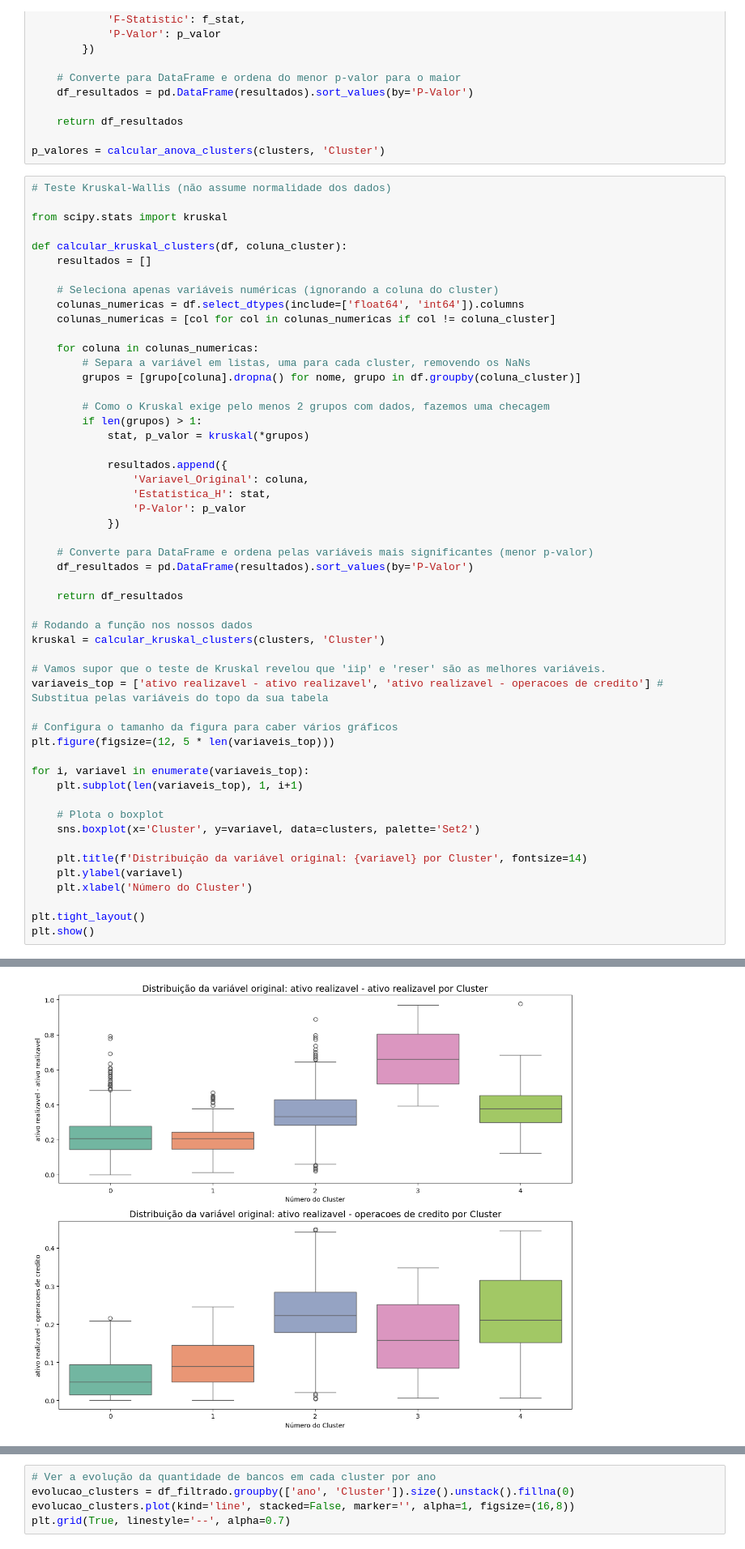
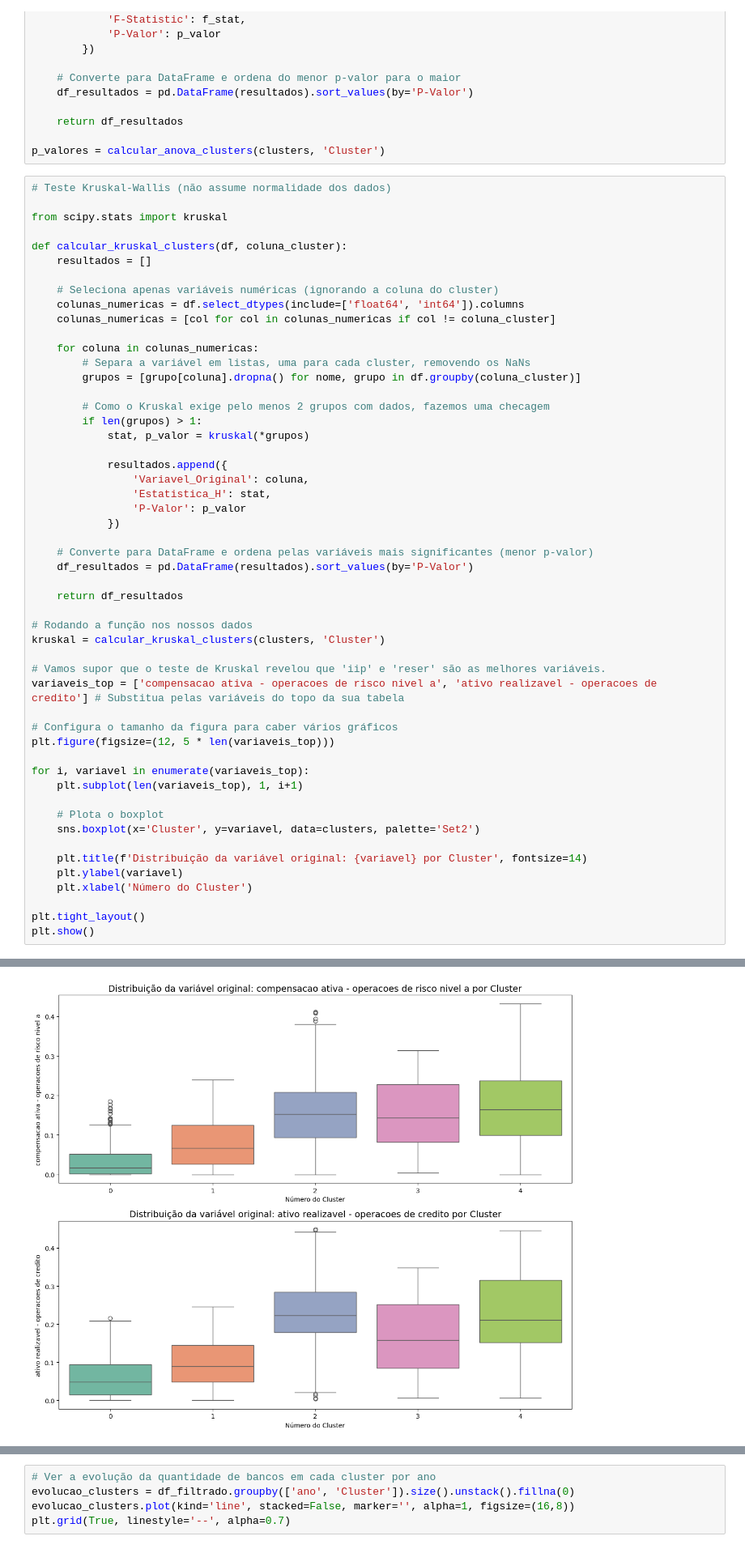
Before and after one commit to hspassos/banking, a Jupyter notebook: clusters.ipynb, the cells around one changed output, grey strips where cells are left out. Shown at 81% size. Cells and saved outputs as stored; diff of their text form.

```diff
--- a/clusters.ipynb
+++ b/clusters.ipynb
@@ -703,35 +703,35 @@ def calcular_kruskal_clusters(df, coluna_cluster):
     return df_resultados
 
 # Rodando a função nos nossos dados
 kruskal = calcular_kruskal_clusters(clusters, 'Cluster')
 
 # Vamos supor que o teste de Kruskal revelou que 'iip' e 'reser' são as melhores variáveis.
-variaveis_top = ['ativo realizavel - ativo realizavel', 'ativo realizavel - operacoes de credito'] # Substitua pelas variáveis do topo da sua tabela
+variaveis_top = ['compensacao ativa - operacoes de risco nivel a', 'ativo realizavel - operacoes de credito'] # Substitua pelas variáveis do topo da sua tabela
 
 # Configura o tamanho da figura para caber vários gráficos
 plt.figure(figsize=(12, 5 * len(variaveis_top)))
 
 for i, variavel in enumerate(variaveis_top):
     plt.subplot(len(variaveis_top), 1, i+1)
 
     # Plota o boxplot
     sns.boxplot(x='Cluster', y=variavel, data=clusters, palette='Set2')
 
     plt.title(f'Distribuição da variável original: {variavel} por Cluster', fontsize=14)
     plt.ylabel(variavel)
     plt.xlabel('Número do Cluster')
 
 plt.tight_layout()
 plt.show()
 # %% [output]
 Passing `palette` without assigning `hue` is deprecated and will be removed in v0.14.0. Assign the `x` variable to `hue` and set `legend=False` for the same effect.
 
   sns.boxplot(x='Cluster', y=variavel, data=clusters, palette='Set2')
 
 Passing `palette` without assigning `hue` is deprecated and will be removed in v0.14.0. Assign the `x` variable to `hue` and set `legend=False` for the same effect.
 
   sns.boxplot(x='Cluster', y=variavel, data=clusters, palette='Set2')
-[figure, old version]
+[figure, new version]
 # %%
 import seaborn as sns
 import matplotlib.pyplot as plt
```
